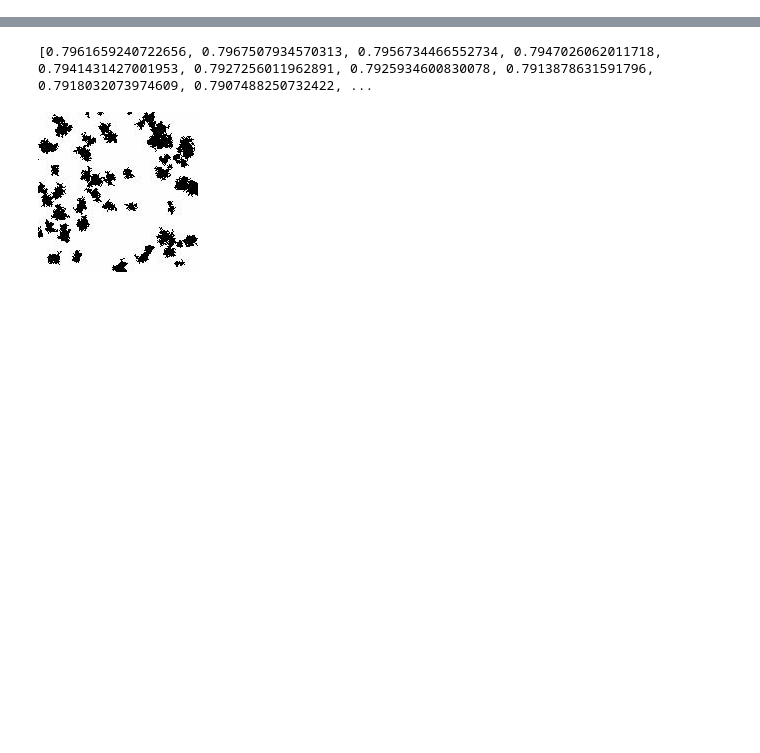
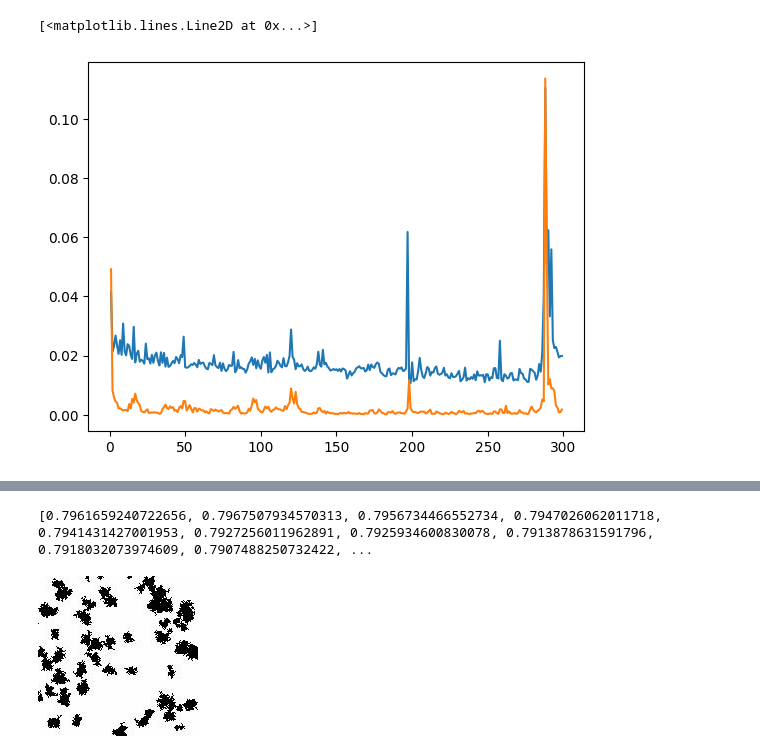
Before and after one commit to AadiDev005/Paraffin-EG-Model, a Jupyter notebook: CNN.ipynb, the cells around one changed output, grey strips where cells are left out. Cells and saved outputs as stored; diff of their text form; code cells hidden in the pictures; blank space fills up the shorter version.

```diff
--- a/CNN.ipynb
+++ b/CNN.ipynb
@@ -122 +153,21 @@ def train_CNN(train_data, model, loss_fn, optimizer, epochs):
+# %%
+transfer_model=tv.models.resnet18(pretrained=True)
+transfer_model.conv1=nn.Conv2d(1, 64, kernel_size=7, stride=2, padding=3, bias=False)
+transfer_model.fc=nn.Sequential(
+    nn.Linear(transfer_model.fc.in_features, 150),
+    nn.ReLU(),
+    # nn.Dropout(0.3),
+    nn.Linear(150, 84),
+    nn.ReLU(inplace=True),
+    # nn.Dropout(p=0.5),
+    nn.Linear(in_features=84, out_features=1),
+)
+
+for param in transfer_model.parameters():
+    param.requires_grad = False
+
+for param in transfer_model.fc.parameters():
+    param.requires_grad = True
+
+transfer_model=transfer_model.to('cuda')
 # %%
@@ -142,3 +194,9 @@ train_CNN(train_dataset, model, torch.nn.MSELoss(), torch.optim.Adam(model.param
+# %%
+plt.plot(range(1,300), val_loss[1:])
+plt.plot(range(1,300), train_loss[1:])
+# %% [output]
+[<matplotlib.lines.Line2D at 0x...>]
+[figure, added]
 # %%
 with torch.no_grad():
     pred=model(test_dataset[:][0])
```
Also changed, not shown: parts of 18 cells of this notebook.
